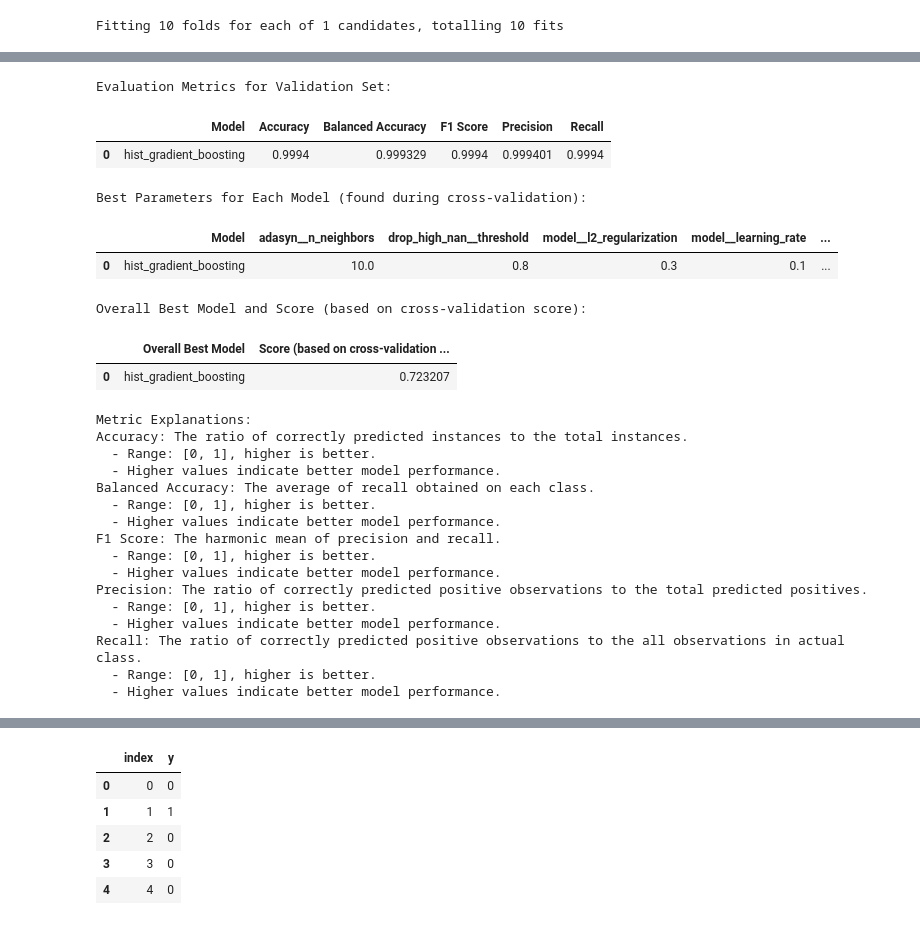
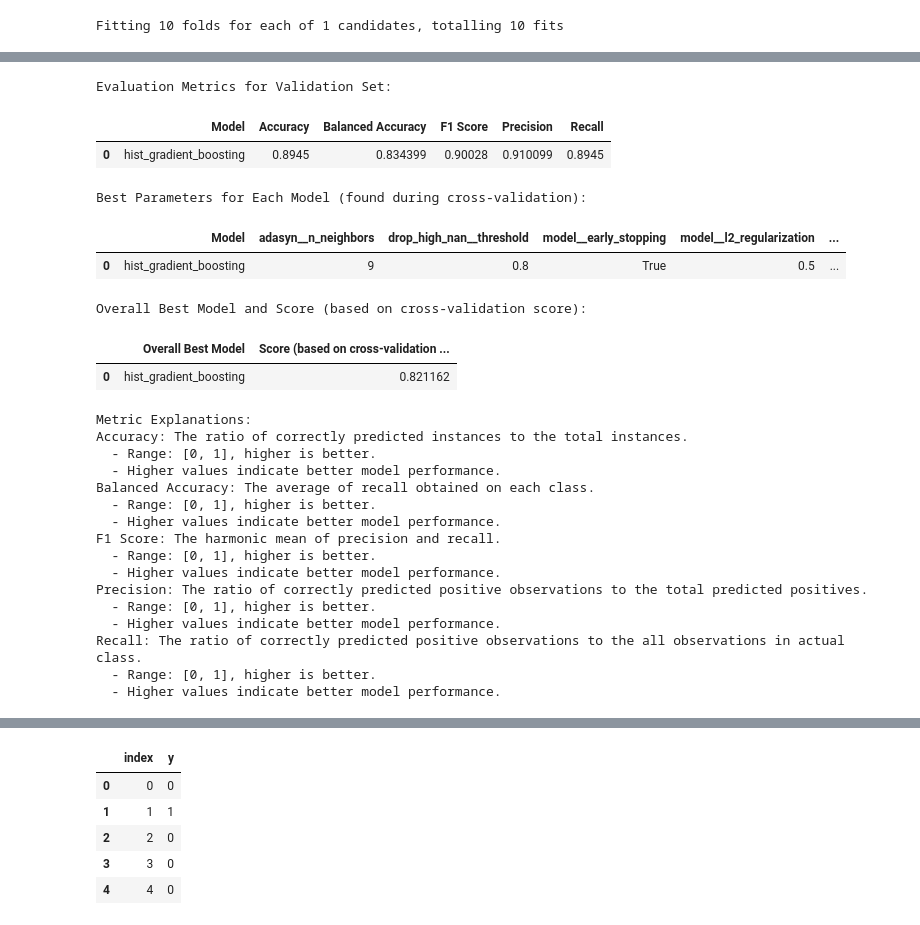
Before and after one commit to DeadNord/customer_churn_classification, a Jupyter notebook: SLChurnClass.ipynb, the cells around one changed output, grey strips where cells are left out. Cells and saved outputs as stored; diff of their text form; code cells hidden in the pictures.

Commit message:
fix plots & add transformers & finich build

```diff
--- a/SLChurnClass.ipynb
+++ b/SLChurnClass.ipynb
@@ -195,7 +150,9 @@ y = df["y"]
 # %%
 # Define categorical transformer for GradientBoosting
+
 cat_transformer_gb = Pipeline(
     steps=[
+        ("rare_combiner", RareCategoryCombinerTransformer()),
         ("imputer", SimpleImputer(strategy="most_frequent")),
         ("encoder", TargetEncoder()),
     ]
@@ -248,12 +205,11 @@ preprocessor_gb = ColumnTransformer(
 # )
 # %%
 # Full preprocessing pipeline for HistGradientBoosting without nested Pipelines
+
 full_pipeline_hist_gradient_boosting = ImbPipeline(
     steps=[
         ("drop_high_nan", DropHighNaNColumnsTransformer()),
         ("preprocessing", preprocessor_gb),
-        ("scaler", StandardScaler()),
-        # ("power", PowerTransformer()),
         ("adasyn", ADASYN(random_state=42)),
         ("model", HistGradientBoostingClassifier(random_state=42)),
     ]
@@ -262,13 +218,16 @@ full_pipeline_hist_gradient_boosting = ImbPipeline(
 param_grids = {
     "hist_gradient_boosting": {
         "drop_high_nan__threshold": [0.8],
-        "adasyn__n_neighbors": [10],
-        "model__learning_rate": [0.1],
-        "model__max_iter": [300],
+        "adasyn__n_neighbors": [9],
+        "model__learning_rate": [0.01],
+        "model__max_iter": [400],
         "model__max_leaf_nodes": [31],
         "model__max_depth": [3],
-        "model__min_samples_leaf": [20],
-        "model__l2_regularization": [0.3],
+        "model__min_samples_leaf": [30],
+        "model__l2_regularization": [0.5],
+        "model__max_bins": [255],
+        "model__early_stopping": [True],
+        "model__scoring": ["loss"],
     },
 }
 # %%
@@ -331,34 +287,34 @@ Pipeline(steps=[('drop_high_nan', DropHighNaNColumnsTransformer()),
                                                 random_state=42))])
 # %%
+evaluator.display_results(
+    X_valid=X_test,
+    y_valid=y_test,
+    best_models=best_models,
+    best_params=best_params,
+    best_scores=best_scores,
+    best_model_name=best_model,
+    help_text=True,
+)
+
 # evaluator.display_results(
-#     X_valid=X_test,
-#     y_valid=y_test,
+#     X_valid=X,
+#     y_valid=y,
 #     best_models=best_models,
 #     best_params=best_params,
 #     best_scores=best_scores,
 #     best_model_name=best_model,
 #     help_text=True,
 # )
-
-evaluator.display_results(
-    X_valid=X,
-    y_valid=y,
-    best_models=best_models,
-    best_params=best_params,
-    best_scores=best_scores,
-    best_model_name=best_model,
-    help_text=True,
-)
 # %% [output]
 Evaluation Metrics for Validation Set:
 |  | Model | Accuracy | Balanced Accuracy | F1 Score | Precision | Recall |
-| 0 | hist_gradient_boosting | 0.9994 | 0.999329 | 0.9994 | 0.999401 | 0.9994 |
+| 0 | hist_gradient_boosting | 0.8945 | 0.834399 | 0.90028 | 0.910099 | 0.8945 |
 Best Parameters for Each Model (found during cross-validation):
-|  | Model | adasyn__n_neighbors | drop_high_nan__threshold | model__l2_regularization | model__learning_rate | ... |
-| 0 | hist_gradient_boosting | 10.0 | 0.8 | 0.3 | 0.1 | ... |
+|  | Model | adasyn__n_neighbors | drop_high_nan__threshold | model__early_stopping | model__l2_regularization | ... |
+| 0 | hist_gradient_boosting | 9 | 0.8 | True | 0.5 | ... |
 Overall Best Model and Score (based on cross-validation score):
 |  | Overall Best Model | Score (based on cross-validation ... |
-| 0 | hist_gradient_boosting | 0.723207 |
+| 0 | hist_gradient_boosting | 0.821162 |
 Metric Explanations:
 Accuracy: The ratio of correctly predicted instances to the total instances.
   - Range: [0, 1], higher is better.
```
Also changed, not shown: parts of 9 cells of this notebook, 4 other files.
